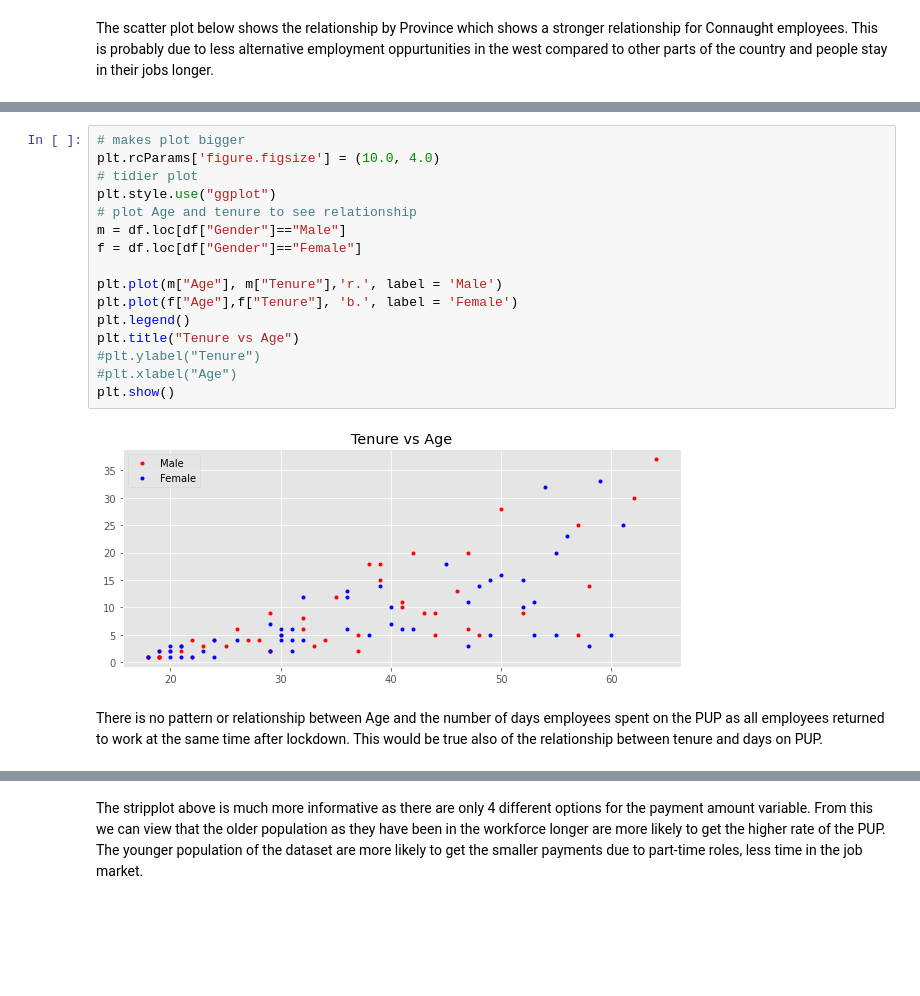
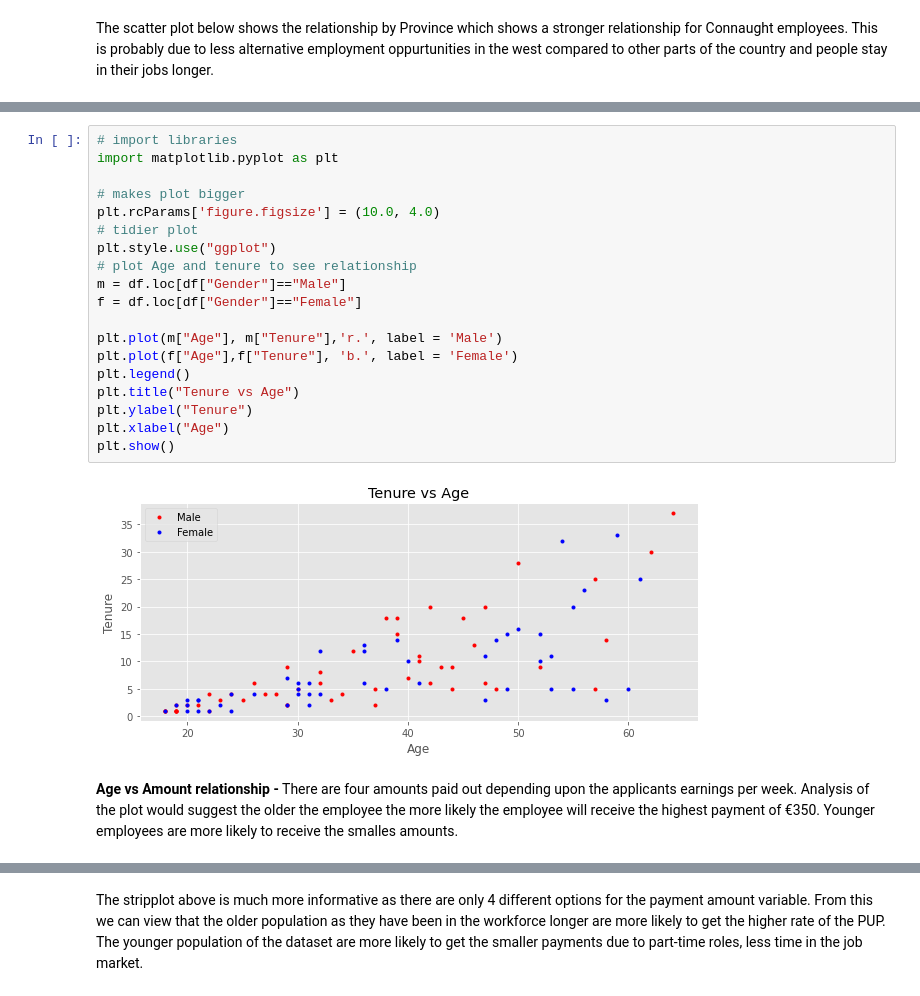
Before and after one commit to nmanley73/Project-Programming, a Jupyter notebook: Project - Programming.ipynb, the cells around one changed output, grey strips where cells are left out. Saved outputs shown, nothing was run; the diff lists cells and outputs as text; blank space fills up the shorter version.

```diff
--- a/Project - Programming.ipynb
+++ b/Project - Programming.ipynb
@@ -197,23 +247,26 @@ plt.show()
 # %% [output]
 [figure]
 # %%
+# import libraries
+import matplotlib.pyplot as plt
+
 # makes plot bigger
 plt.rcParams['figure.figsize'] = (10.0, 4.0)
 # tidier plot
 plt.style.use("ggplot")
 # plot Age and tenure to see relationship
 m = df.loc[df["Gender"]=="Male"]
 f = df.loc[df["Gender"]=="Female"]
 
 plt.plot(m["Age"], m["Tenure"],'r.', label = 'Male')
 plt.plot(f["Age"],f["Tenure"], 'b.', label = 'Female')
 plt.legend()
 plt.title("Tenure vs Age")
-#plt.ylabel("Tenure")
-#plt.xlabel("Age")
+plt.ylabel("Tenure")
+plt.xlabel("Age")
 plt.show()
 # %% [output]
-[figure, old version]
+[figure, new version]
-# %% [markdown]
-There is no pattern or relationship between Age and the number of days employees spent on the PUP as all employees returned to work at the same time after lockdown. This would be true also of the relationship between tenure and days on PUP.
+# %% [markdown]
+**Age vs Amount relationship -** There are four amounts paid out depending upon the applicants earnings per week. Analysis of the plot would suggest the older the employee the more likely the employee will receive the highest payment of €350. Younger employees are more likely to receive the smalles amounts.
 # %%
```
Also changed, not shown: parts of 30 cells of this notebook.
